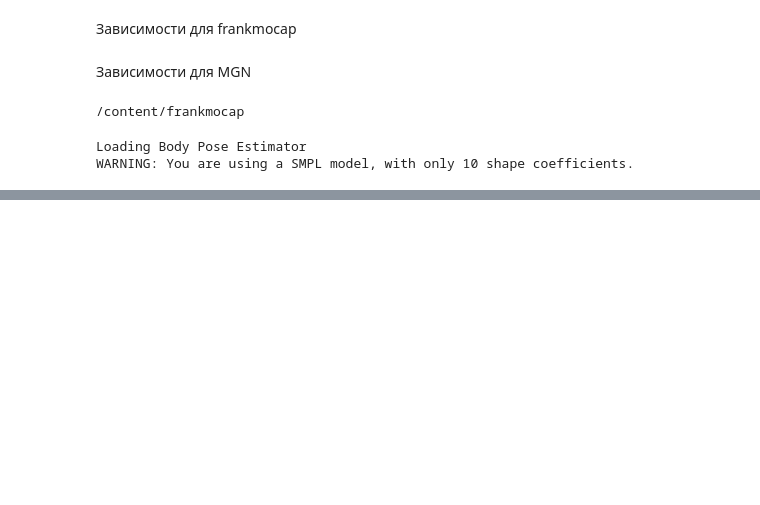
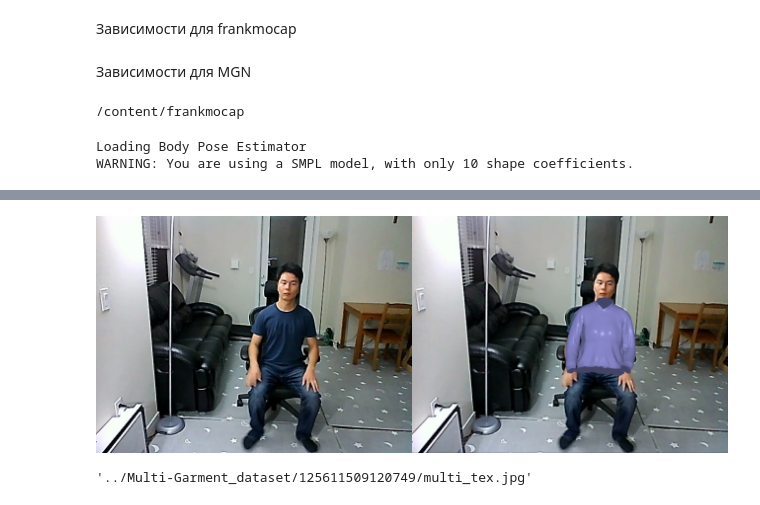
Before and after one commit to Uniholder/DeepLearningSchool, a Jupyter notebook: 14_3D_ML_project/Project/Project.ipynb, the cells around one changed output, grey strips where cells are left out. Drawn from its saved outputs; the diff is of its cells as text; code cells hidden in the pictures; blank space fills up the shorter version.

```diff
--- a/14_3D_ML_project/Project/Project.ipynb
+++ b/14_3D_ML_project/Project/Project.ipynb
@@ -315,0 +354,8 @@ HTML("""
+# %%
+Image('mocap_output/rendered/00000.jpg')
+# %% [output]
+[figure, added]
+# %%
+garment_tex
+# %% [output]
+'../Multi-Garment_dataset/125611509120749/multi_tex.jpg'
```
Also changed, not shown: parts of 27 cells of this notebook.
